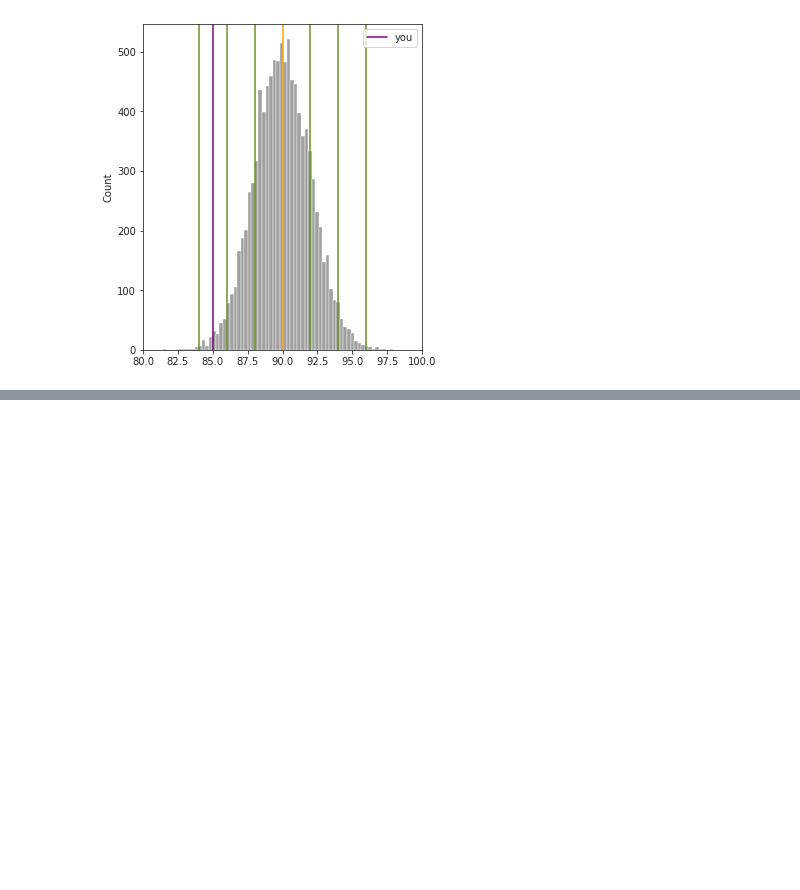
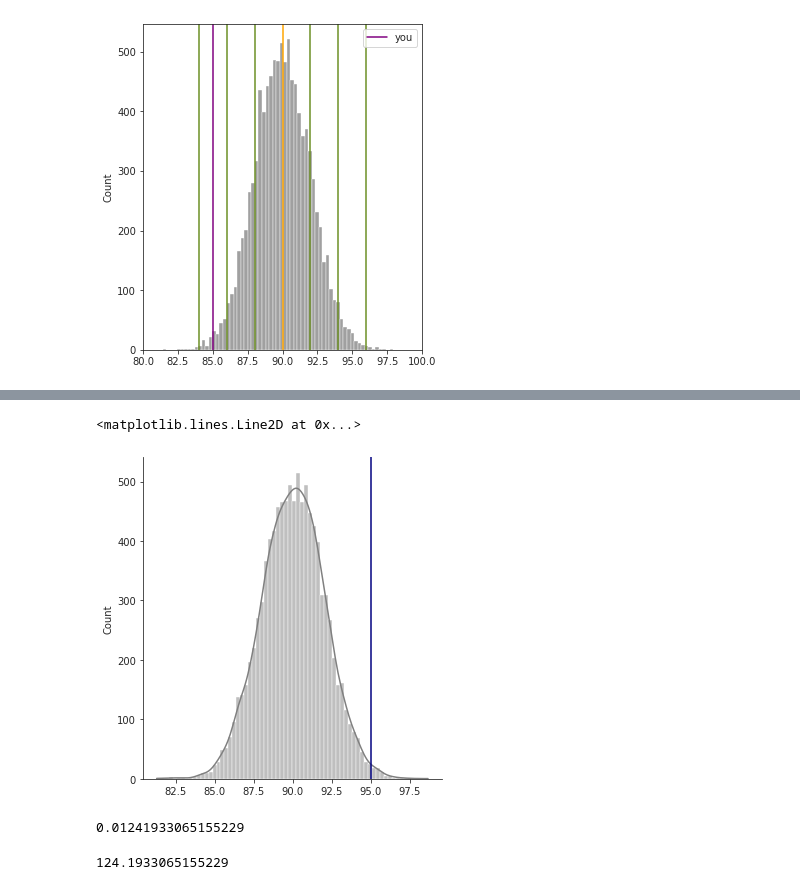
Before and after one commit to Coding-Forest/2021-Statistics, a Jupyter notebook: 01 Probability and Statistics for ML/STAT 07 Introduction to Statistics.ipynb, the cells around one changed output, grey strips where cells are left out. Cells and saved outputs as stored; diff of their text form; code cells hidden in the pictures; blank space fills up the shorter version.

```diff
--- a/01 Probability and Statistics for ML/STAT 07 Introduction to Statistics.ipynb
+++ b/01 Probability and Statistics for ML/STAT 07 Introduction to Statistics.ipynb
@@ -389,0 +498,15 @@ plt.legend()
+# %%
+sb.displot(y, kde=True, color='gray')
+plt.axvline(mu+2.5*sigma, color='navy')
+# %% [output]
+<matplotlib.lines.Line2D at 0x...>
+[figure, added]
+# %%
+p_outside = p_below + p_above
+p_outside
+# %% [output]
+0.01241933065155229
+# %%
+p_outside * 10000
+# %% [output]
+124.1933065155229
```
Also changed, not shown: parts of 51 cells of this notebook.
